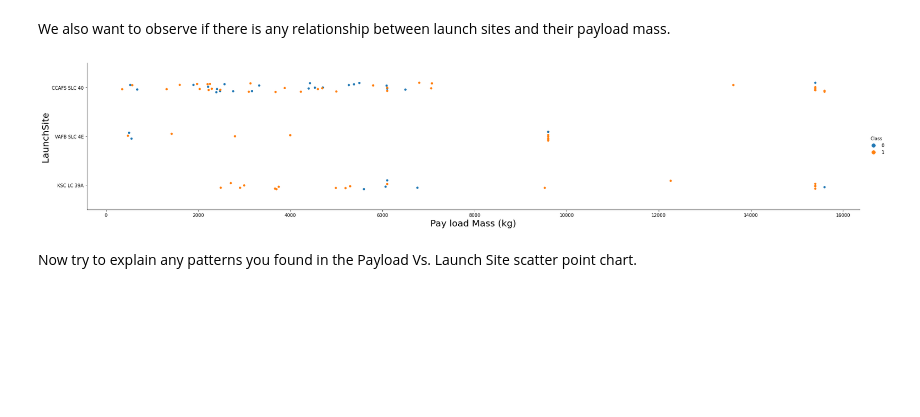
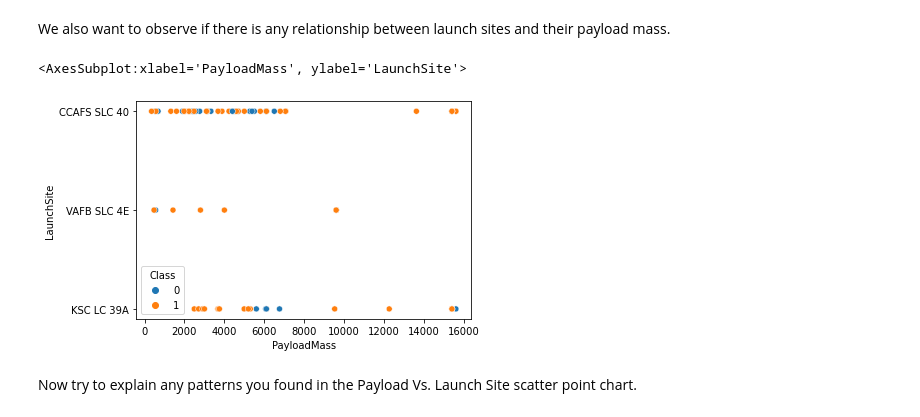
Before and after one commit to bhandariamit5/bhandariamit5, a Jupyter notebook: EDA with Data Visualization.ipynb, the cells around one changed output. Drawn from its saved outputs; the diff is of its cells as text; code cells hidden in the pictures; blank space fills up the shorter version.

```diff
--- a/EDA with Data Visualization.ipynb
+++ b/EDA with Data Visualization.ipynb
@@ -101,11 +94,9 @@ Now try to explain the patterns you found in the Flight Number vs. Launch Site s
 We also want to observe if there is any relationship between launch sites and their payload mass.
 # %%
 # Plot a scatter point chart with x axis to be Pay Load Mass (kg) and y axis to be the launch site, and hue to be the class value
-sns.catplot(y="LaunchSite", x="PayloadMass", hue="Class", data=df, aspect = 5)
-plt.xlabel("Pay load Mass (kg)",fontsize=20)
-plt.ylabel("LaunchSite",fontsize=20)
-plt.show()
+sns.scatterplot(y="LaunchSite", x="PayloadMass", hue="Class", data=df)
 # %% [output]
+<AxesSubplot:xlabel='PayloadMass', ylabel='LaunchSite'>
-[figure, old version]
+[figure, new version]
 # %% [markdown]
 Now try to explain any patterns you found in the Payload Vs. Launch Site scatter point chart.
```
Also changed, not shown: parts of 8 cells of this notebook.
